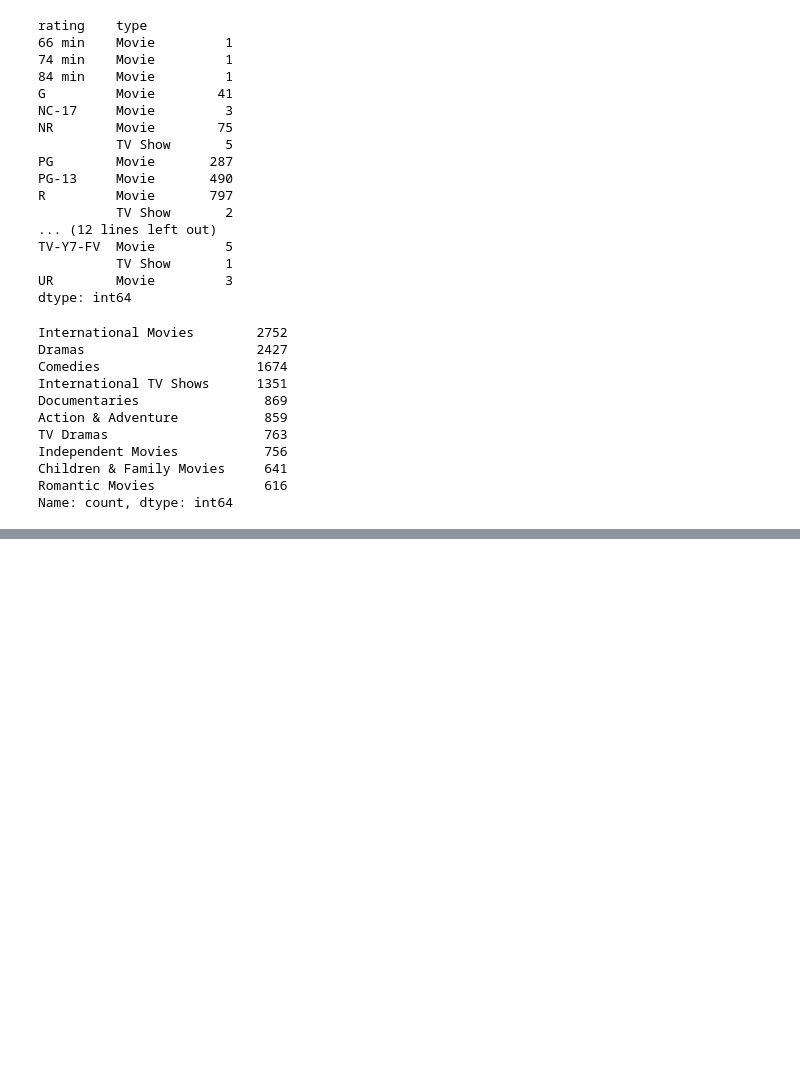
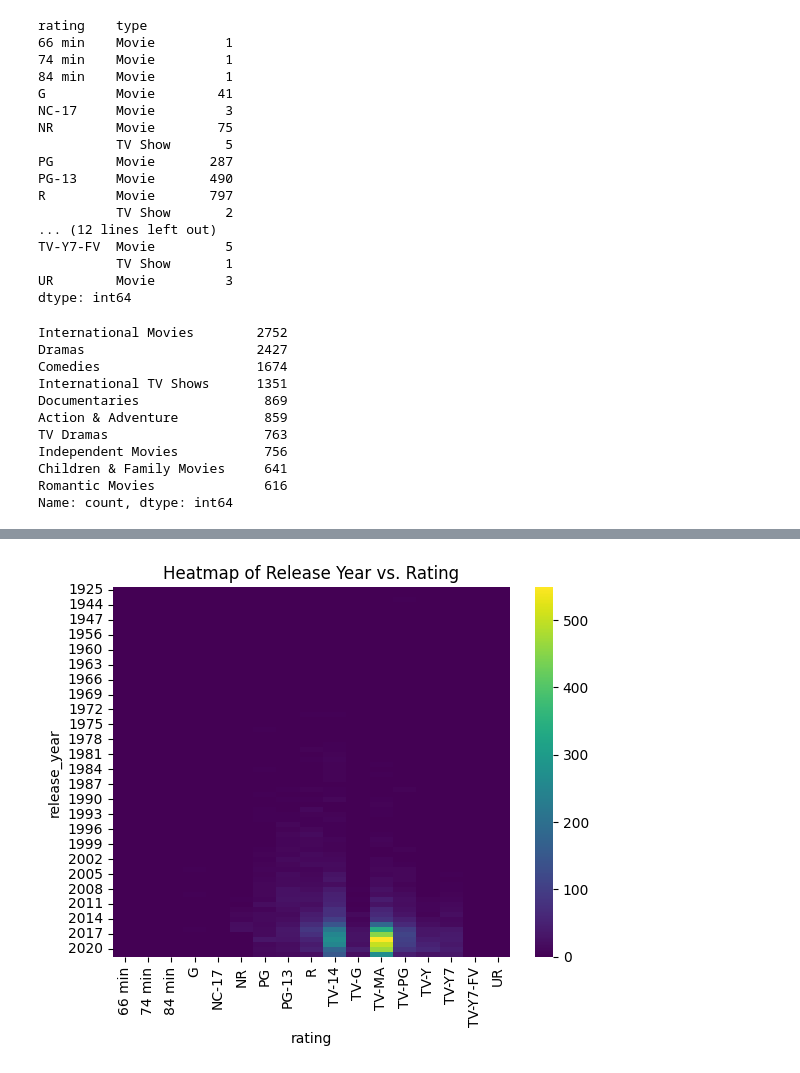
Before and after one commit to rohilytics/Netflix-Content-Data-Analytics, a Jupyter notebook: Netfllix Data Analysis.ipynb, the cells around one changed output, grey strips where cells are left out. Cells and saved outputs as stored; diff of their text form; code cells hidden in the pictures; blank space fills up the shorter version.

```diff
--- a/Netfllix Data Analysis.ipynb
+++ b/Netfllix Data Analysis.ipynb
@@ -309,0 +348,6 @@ Name: count, dtype: int64
+# %%
+sns.heatmap(pd.crosstab(df['release_year'], df['rating']), cmap='viridis')
+plt.title('Heatmap of Release Year vs. Rating')
+plt.show()
+# %% [output]
+[figure, added]
```
Also changed, not shown: parts of 11 cells of this notebook.
